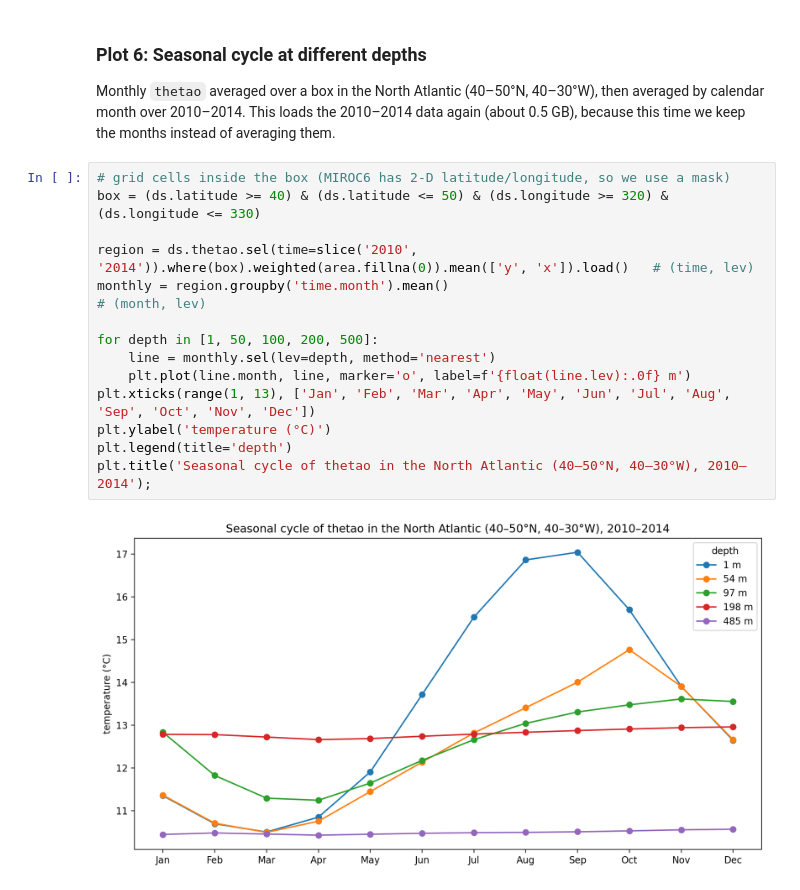
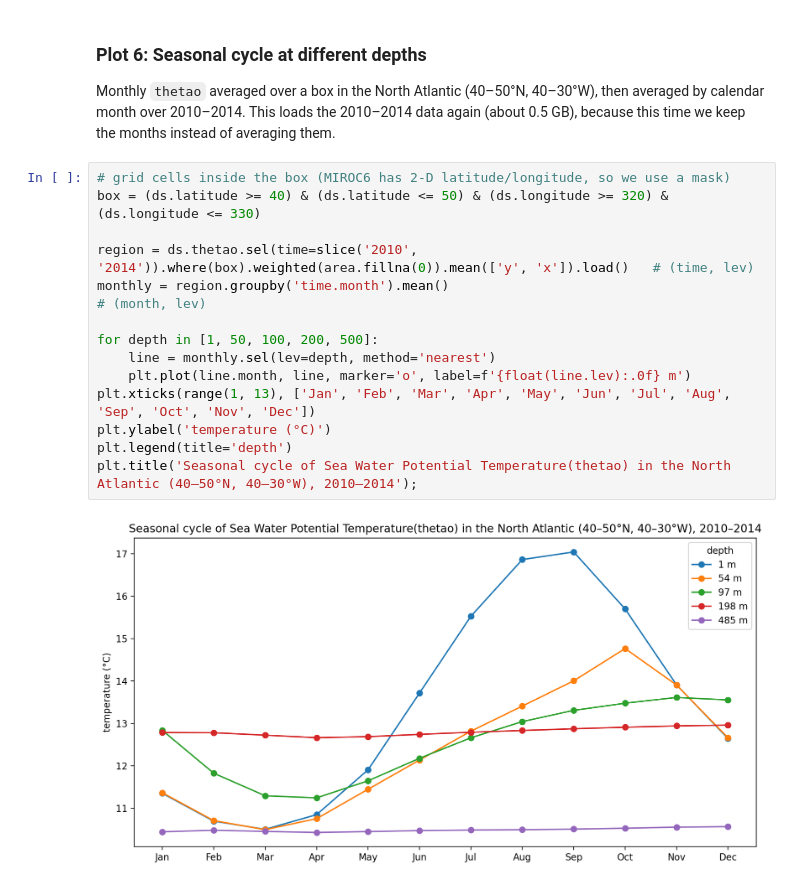
Before and after one commit to bgrunbaum/project3, a Jupyter notebook: Ella-CMIP basic_search_and_load-colab.ipynb, the cells around one changed output. Drawn from its saved outputs; the diff is of its cells as text.

```diff
--- a/Ella-CMIP basic_search_and_load-colab.ipynb
+++ b/Ella-CMIP basic_search_and_load-colab.ipynb
@@ -266,16 +266,16 @@ This loads the 2010–2014 data again (about 0.5 GB), because this time we keep
 # %%
 # grid cells inside the box (MIROC6 has 2-D latitude/longitude, so we use a mask)
 box = (ds.latitude >= 40) & (ds.latitude <= 50) & (ds.longitude >= 320) & (ds.longitude <= 330)
 
 region = ds.thetao.sel(time=slice('2010', '2014')).where(box).weighted(area.fillna(0)).mean(['y', 'x']).load()   # (time, lev)
 monthly = region.groupby('time.month').mean()                                                                    # (month, lev)
 
 for depth in [1, 50, 100, 200, 500]:
     line = monthly.sel(lev=depth, method='nearest')
     plt.plot(line.month, line, marker='o', label=f'{float(line.lev):.0f} m')
 plt.xticks(range(1, 13), ['Jan', 'Feb', 'Mar', 'Apr', 'May', 'Jun', 'Jul', 'Aug', 'Sep', 'Oct', 'Nov', 'Dec'])
 plt.ylabel('temperature (°C)')
 plt.legend(title='depth')
-plt.title('Seasonal cycle of thetao in the North Atlantic (40–50°N, 40–30°W), 2010–2014');
+plt.title('Seasonal cycle of Sea Water Potential Temperature(thetao) in the North Atlantic (40–50°N, 40–30°W), 2010–2014');
 # %% [output]
-[figure, old version]
+[figure, new version]
```
